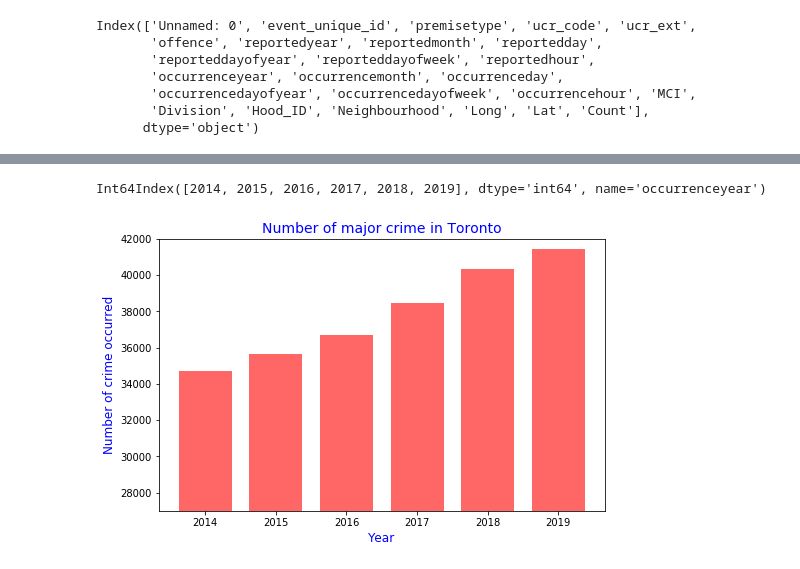
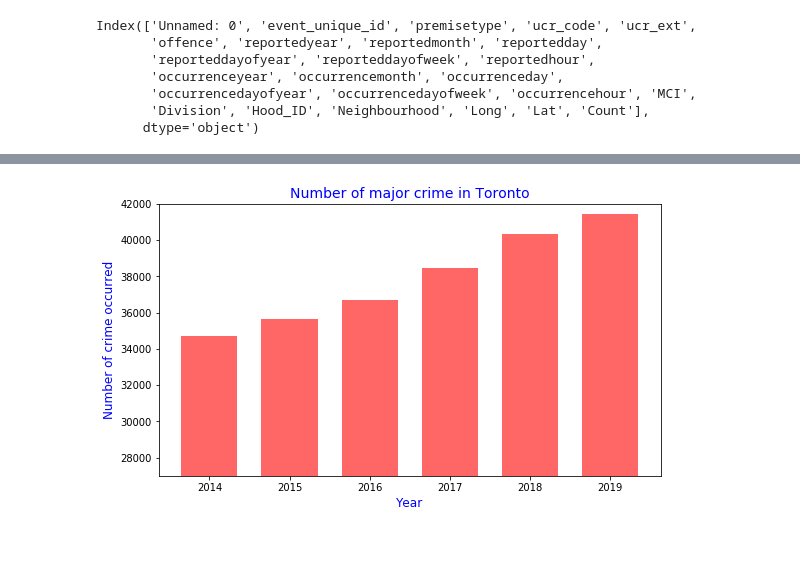
Before and after one commit to neha-nayeem/Project-01, a Jupyter notebook: Q4_Jaehong.ipynb, the cells around one changed output, grey strips where cells are left out. Saved outputs shown, nothing was run; the diff lists cells and outputs as text; code cells hidden in the pictures.

Commit message:
changed monthly data

```diff
--- a/Q4_Jaehong.ipynb
+++ b/Q4_Jaehong.ipynb
@@ -34,6 +32,6 @@ Index(['Unnamed: 0', 'event_unique_id', 'premisetype', 'ucr_code', 'ucr_ext',
 crime_data=crime_data.astype({"occurrenceyear":int})
 #crime_data["occurrenceyear"]
 # %%
-crime_data_Grp_year=crime_data.groupby('occurrenceyear').sum()
+crime_data_Grp_year=crime_data.groupby('occurrenceyear').count()
 crime_data_Grp_year
 # %% [output]
@@ -48,20 +47,16 @@ crime_data_Grp_year
-# %%
-crime_data_Grp_year.index
-# %% [output]
-Int64Index([2014, 2015, 2016, 2017, 2018, 2019], dtype='int64', name='occurrenceyear')
 # %%
 x_axis = crime_data["occurrenceyear"].unique()
 y_value= crime_data_Grp_year['Count']
 
-plt.figure(figsize=(8,5))
-plt.bar(x_axis,y_value, width =0.75,color ='red',alpha=0.6)
+plt.figure(figsize=(9,5))
+plt.bar(x_axis,y_value, width =0.7,color ='red',alpha=0.6)
 
 plt.title("Number of major crime in Toronto",fontsize =14, color ='blue')
 plt.xlabel('Year',fontsize =12,color ='blue')
 plt.ylabel('Number of crime occurred',fontsize =12,color ='blue')
 plt.ylim(27000, 42000)
 
 plt.savefig("Data Output/major_crime_year.png")
 plt.show()
 # %% [output]
-[figure, old version]
+[figure, new version]
```
Also changed, not shown: parts of 22 cells of this notebook, 5 other files.
